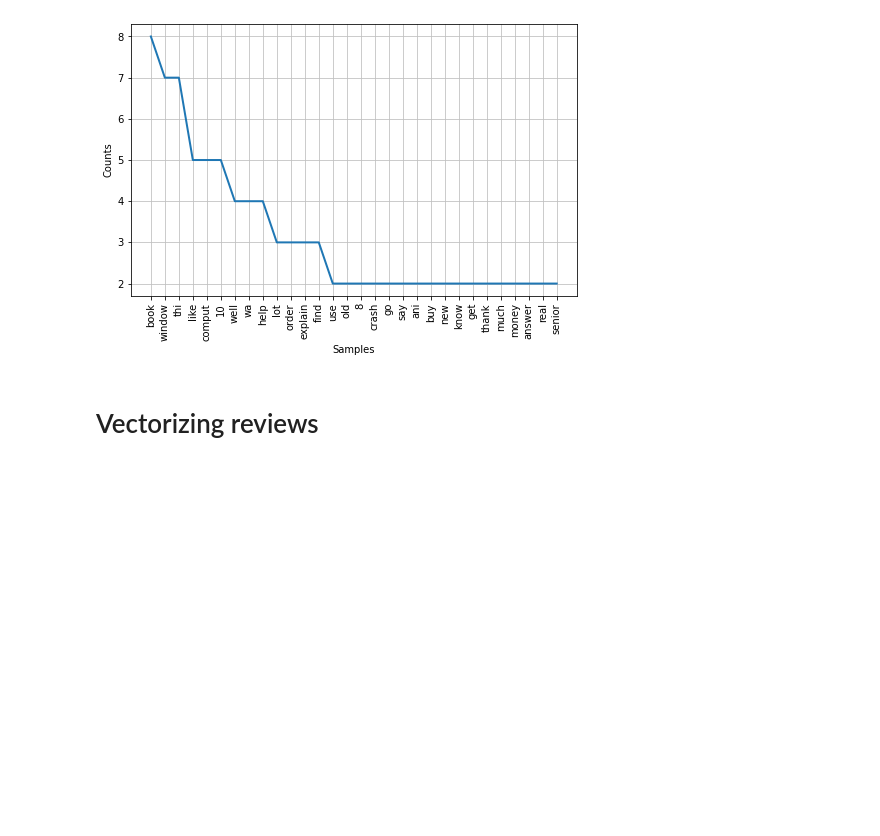
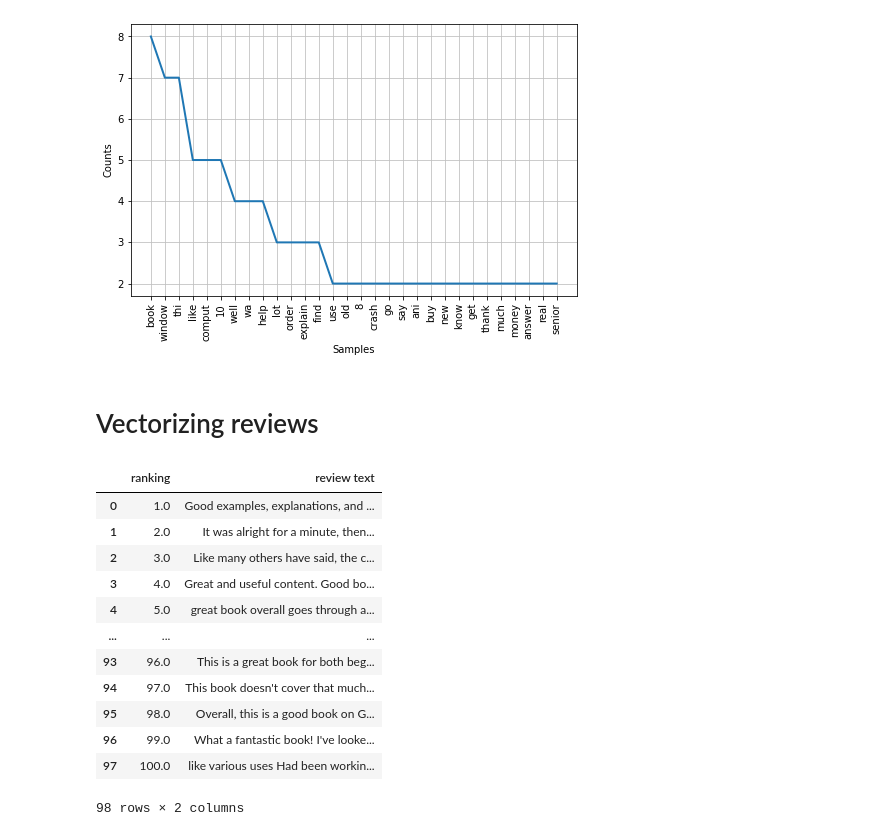
Before and after one commit to JGomez89/Project3-textmining-linearregression, a Jupyter notebook: Technique_1&2.ipynb, the cells around one changed output. Drawn from its saved outputs; the diff is of its cells as text; code cells hidden in the pictures; blank space fills up the shorter version.

```diff
--- a/Technique_1&2.ipynb
+++ b/Technique_1&2.ipynb
@@ -187,5 +189,28 @@ plt.show()
 # plt.show()
 # %% [markdown]
 # Vectorizing reviews
+# %%
+review_test = df.drop(columns = ['category','review ID',
+        'review name', "reviewer's name", "reviewer's profile", 'review rating',
+       'review date', 'verified purchase',
+       'vine customer review of free product', 'images', 'image 1', 'image 2',
+       'image 3', 'image 4'], axis = 1 )
+review_test['review text'] = review_test['review text'].apply(str)
+test_df = review_test.groupby('ranking')['review text'].apply(' '.join).reset_index()
+test_df
+# %% [output]
+|  | ranking | review text |
+| 0 | 1.0 | Good examples, explanations, and ... |
+| 1 | 2.0 | It was alright for a minute, then... |
+| 2 | 3.0 | Like many others have said, the c... |
+| 3 | 4.0 | Great and useful content. Good bo... |
+| 4 | 5.0 | great book overall goes through a... |
+| ... | ... | ... |
+| 93 | 96.0 | This is a great book for both beg... |
+| 94 | 97.0 | This book doesn't cover that much... |
+| 95 | 98.0 | Overall, this is a good book on G... |
+| 96 | 99.0 | What a fantastic book! I've looke... |
+| 97 | 100.0 | like various uses Had been workin... |
+98 rows × 2 columns
 # %%
 
```
Also changed, not shown: parts of 6 cells of this notebook.
